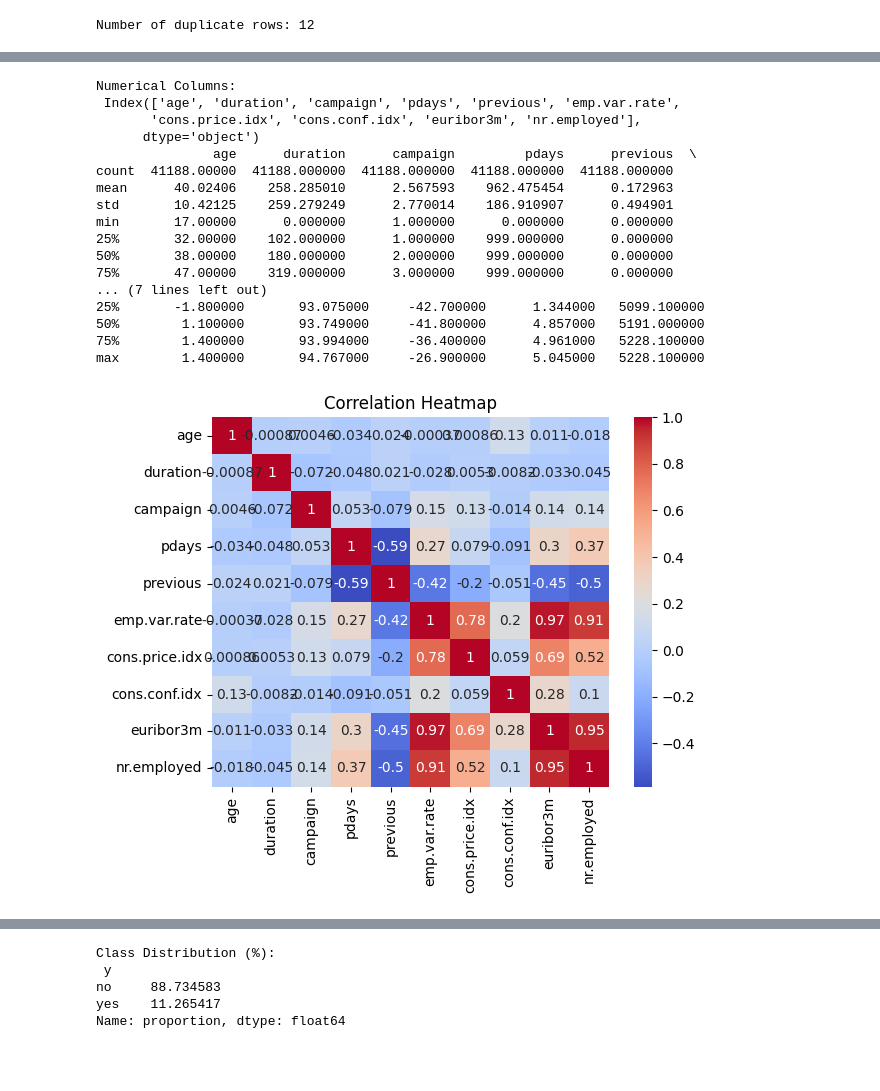
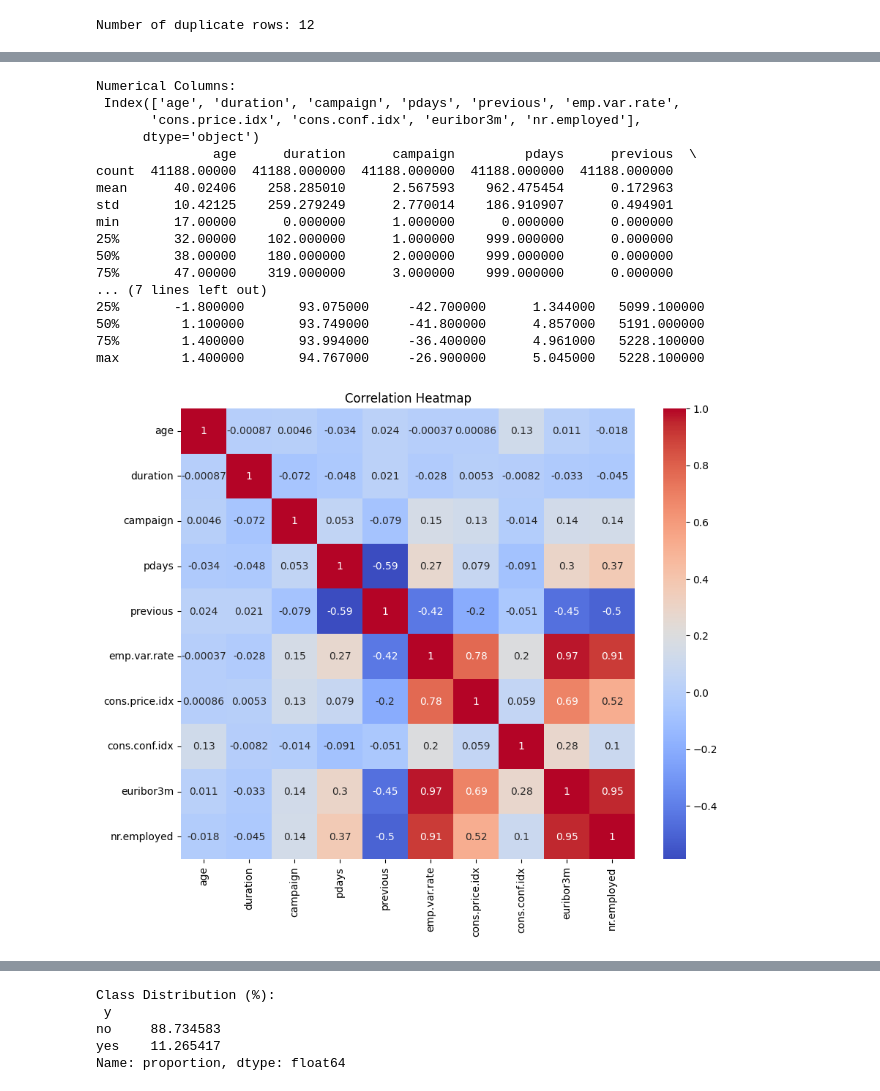
Before and after one commit to daham-13/CM2604-Coursework, a Jupyter notebook: CM2604_Coursework_2330906.ipynb, the cells around one changed output, grey strips where cells are left out. Saved outputs shown, nothing was run; the diff lists cells and outputs as text; code cells hidden in the pictures; blank space fills up the shorter version.

```diff
--- a/CM2604_Coursework_2330906.ipynb
+++ b/CM2604_Coursework_2330906.ipynb
@@ -123,31 +104,35 @@ Name: count, dtype: int64
 
 # Identify numerical columns
 numerical_columns = data.select_dtypes(include=["int64", "float64"]).columns
 print("Numerical Columns:\n", numerical_columns)
 
 # Summary Statistics
 print(data[numerical_columns].describe())
 
 # Correlation Heatmap
+from matplotlib import pyplot as plt
+import seaborn as sns
+
+plt.figure(figsize=(10, 8))
 sns.heatmap(data[numerical_columns].corr(), annot=True, cmap="coolwarm")
 plt.title("Correlation Heatmap")
 plt.show()
 # %% [output]
 Numerical Columns:
  Index(['age', 'duration', 'campaign', 'pdays', 'previous', 'emp.var.rate',
        'cons.price.idx', 'cons.conf.idx', 'euribor3m', 'nr.employed'],
       dtype='object')
                age      duration      campaign         pdays      previous  \
 count  41188.00000  41188.000000  41188.000000  41188.000000  41188.000000
 mean      40.02406    258.285010      2.567593    962.475454      0.172963
 std       10.42125    259.279249      2.770014    186.910907      0.494901
 min       17.00000      0.000000      1.000000      0.000000      0.000000
 25%       32.00000    102.000000      1.000000    999.000000      0.000000
 50%       38.00000    180.000000      2.000000    999.000000      0.000000
 75%       47.00000    319.000000      3.000000    999.000000      0.000000
 ... (7 lines left out)
 25%       -1.800000       93.075000     -42.700000      1.344000   5099.100000
 50%        1.100000       93.749000     -41.800000      4.857000   5191.000000
 75%        1.400000       93.994000     -36.400000      4.961000   5228.100000
 max        1.400000       94.767000     -26.900000      5.045000   5228.100000
-[figure, old version]
+[figure, new version]
```
Also changed, not shown: parts of 30 cells of this notebook.
